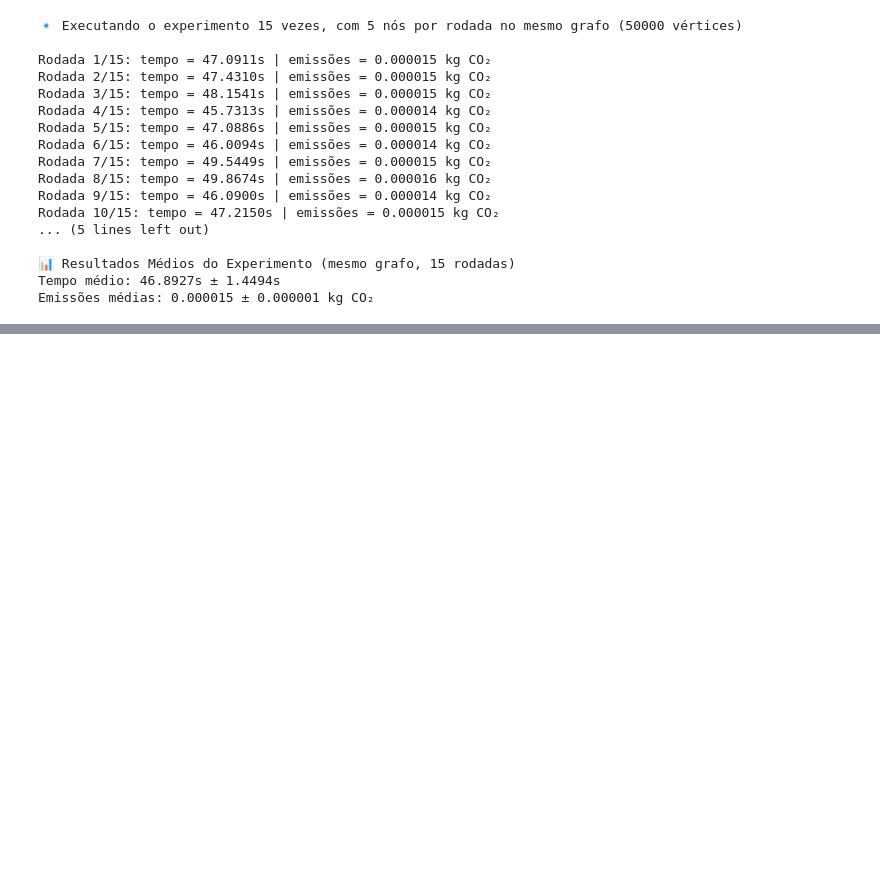
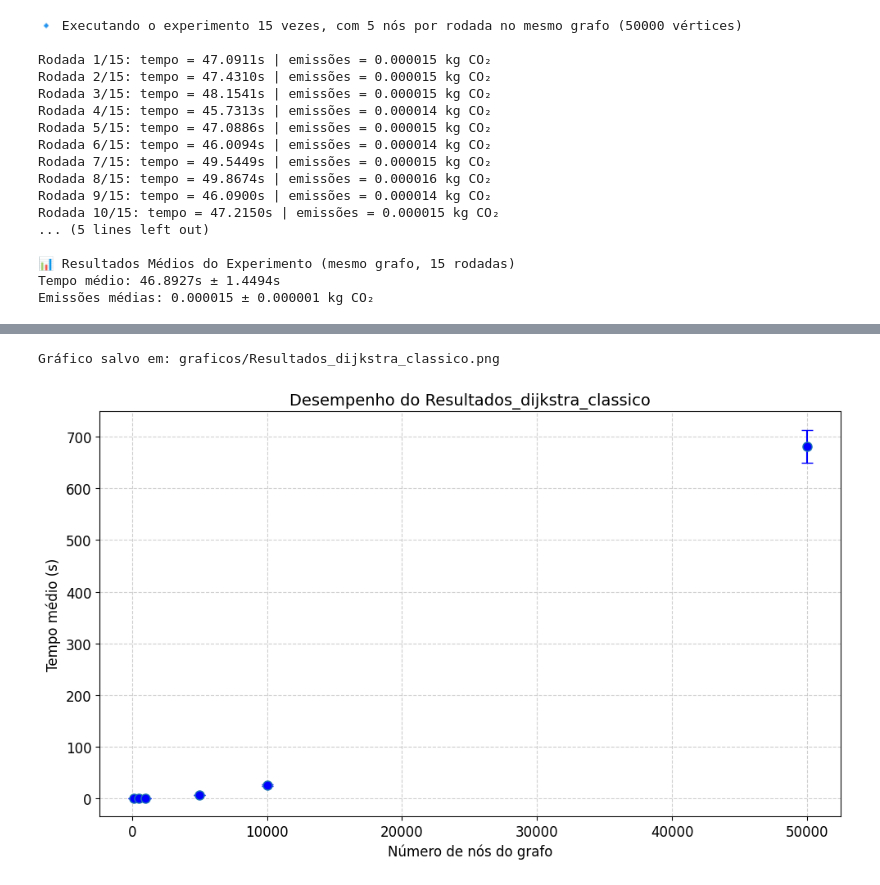
Before and after one commit to Carlos98770/dca3702-aed2, a Jupyter notebook: unity2/challenge.ipynb, the cells around one changed output, grey strips where cells are left out. Cells and saved outputs as stored; diff of their text form; code cells hidden in the pictures; blank space fills up the shorter version.

```diff
--- a/unity2/challenge.ipynb
+++ b/unity2/challenge.ipynb
@@ -825,0 +973,37 @@ resultados_80000 = measure_experiment(15,80000,5)
+# %%
+import matplotlib.pyplot as plt
+import os
+
+def plot_single_algorithm(df, algoritmo_name,color, y_label="Tempo médio (s)", title=None, scale_factor=1.2, save_path=None,
+                          figsize=(10,6), marker_size=8, err_linewidth=1.5, font_size=12):
+    """
+    Plota o desempenho de um único algoritmo com barras de erro indicando desvio padrão.
+    Ajustado para tamanho similar aos gráficos comparativos.
+    Salva na mesma pasta do script se save_path for fornecido.
+    """
+    df_sorted = df.sort_values(by="len_graph")
+    x = df_sorted["len_graph"]
+    y = df_sorted["mean_time"]
+    yerr = df_sorted["std_time"] * scale_factor
+
+    plt.figure(figsize=figsize)
+    plt.errorbar(
+        x, y, yerr=yerr,
+        capsize=5, marker='o', linestyle='None',
+        ecolor=color, elinewidth=err_linewidth, markerfacecolor=color, markersize=marker_size
+    )
+
+    plt.xlabel("Número de nós do grafo", fontsize=font_size)
+    plt.ylabel(y_label, fontsize=font_size)
+    plt.title(title if title else f"Desempenho do {algoritmo_name}", fontsize=font_size+2)
+    plt.xticks(fontsize=font_size)
+    plt.yticks(fontsize=font_size)
+    plt.grid(True, linestyle='--', alpha=0.6)
+    plt.tight_layout()
+
+    # Salva na mesma pasta se save_path for fornecido
+    if save_path:
+        plt.savefig(save_path)
+        print(f"Gráfico salvo em: {save_path}")
+
+    plt.show()
@@ -825,0 +1019,5 @@ resultados_80000 = measure_experiment(15,80000,5)
+# %%
+plot_single_algorithm(df_classic,"Resultados_dijkstra_classico","blue",save_path="graficos/Resultados_dijkstra_classico.png")
+# %% [output]
+Gráfico salvo em: graficos/Resultados_dijkstra_classico.png
+[figure, added]
```
Also changed, not shown: parts of 18 cells of this notebook.
